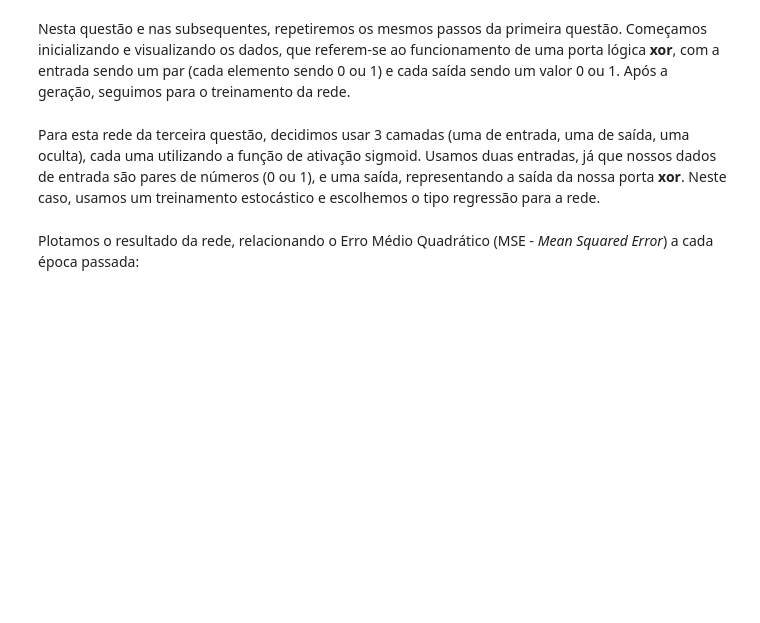
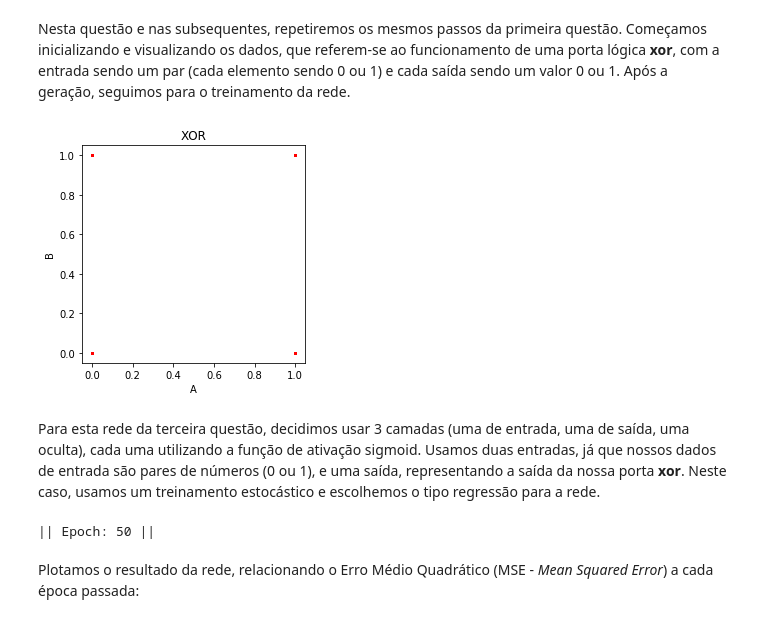
Before and after one commit to matheus-praxedes/Deep-learning, a Jupyter notebook: src/list_1.ipynb, the cells around one changed output. Cells and saved outputs as stored; diff of their text form; code cells hidden in the pictures; blank space fills up the shorter version.

```diff
--- a/src/list_1.ipynb
+++ b/src/list_1.ipynb
@@ -53,15 +82,19 @@ Nesta questão e nas subsequentes, repetiremos os mesmos passos da primeira ques
 data_set_3a = initialize_data("data_set_3a", 100)
 # %%
 #Plot data
-aux = [ inst.input for inst in data_set_3a.data() ]
-plot_points(aux, "XOR", "A", "B")
+aux_3a = [ inst.input for inst in data_set_3a.data() ]
+plot_points(aux_3a, "XOR", "A", "B")
+# %% [output]
+[figure, added]
 # %% [markdown]
 Para esta rede da terceira questão, decidimos usar 3 camadas (uma de entrada, uma de saída, uma oculta), cada uma utilizando a função de ativação sigmoid. Usamos duas entradas, já que nossos dados de entrada são pares de números (0 ou 1), e uma saída, representando a saída da nossa porta **xor**. Neste caso, usamos um treinamento estocástico e escolhemos o tipo regressão para a rede.
 # %%
 # Stochastic
-net = NeuralNetwork(2, [2, 3, 1], [sig_func, sig_func, sig_func])
-data = net.trainDataSet(data_set_3a, "stochastic", 20, learning_rate = 0.1, type = "regression", tvt_ratio = [7, 2, 1],
-                        print_info = False)
+net_3a1 = NeuralNetwork(2, [2, 4, 1], [sig_func, sig_func, sig_func, sig_func, sig_func])
+data_3a1 = net_3a1.trainDataSet(data_set_3a, "stochastic", 50, learning_rate = 0.01, type = "reg", tvt_ratio = [7, 2, 1],
+                                print_info = False)
+# %% [output]
+|| Epoch: 50 ||
 # %% [markdown]
 Plotamos o resultado da rede, relacionando o Erro Médio Quadrático (MSE - *Mean Squared Error*) a cada época passada:
 # %%
```
Also changed, not shown: parts of 27 cells of this notebook, 3 other files.
